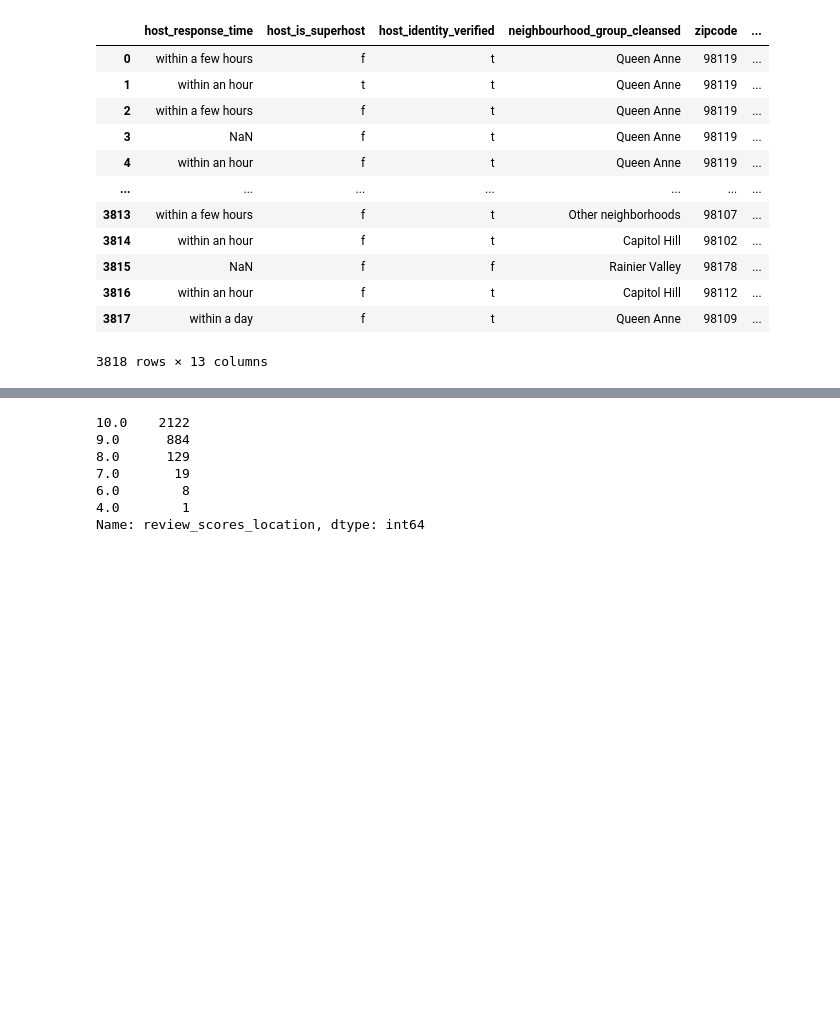
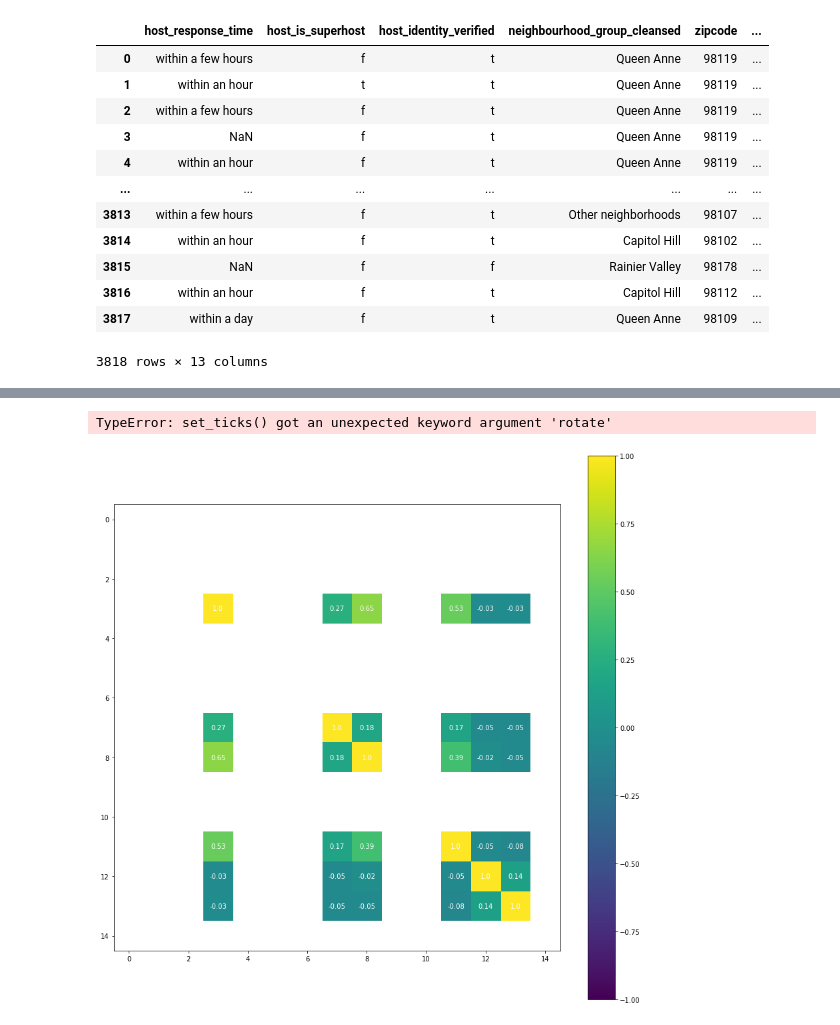
Before and after one commit to Ajax243/Airbnb_Seattle, a Jupyter notebook: listings_notebook.ipynb, the cells around one changed output, grey strips where cells are left out. Cells and saved outputs as stored; diff of their text form; code cells hidden in the pictures; blank space fills up the shorter version.

```diff
--- a/listings_notebook.ipynb
+++ b/listings_notebook.ipynb
@@ -355,3 +330,7 @@ df_dummies=df[['host_response_time','host_is_superhost','host_identity_verified'
 # %%
 df=df.drop(['host_since','host_acceptance_rate','host_neighbourhood','host_has_profile_pic','neighbourhood_cleansed',
       'neighbourhood','weekly_price','monthly_price','calendar_updated'],axis=1)
+# %%
+df_numeric=df.select_dtypes(include=['int64','float64','float32','int32'])
+
+df_numeric
@@ -408,13 +401,3 @@ require_guest_profile_picture     : object
 require_guest_phone_verification  : object
 calculated_host_listings_count    : int64
 reviews_per_month                 : float64
-# %%
-df.review_scores_location.value_counts()
-# %% [output]
-10.0    2122
-9.0      884
-8.0      129
-7.0       19
-6.0        8
-4.0        1
-Name: review_scores_location, dtype: int64
@@ -420,0 +406,23 @@ Name: review_scores_location, dtype: int64
+# %%
+df_numeric=df_numeric.drop(['id','host_id'],axis=1)
+# %%
+col=['host_response_rate', 'host_listings_count',
+       'host_total_listings_count', 'accommodates', 'bathrooms', 'bedrooms',
+       'beds', 'amenities', 'price', 'security_deposit', 'cleaning_fee',
+       'guests_included', 'availability_365', 'calculated_host_listings_count',
+       'reviews_per_month']
+# %%
+heatmap=np.corrcoef(df_numeric[col].values.T)
+fig, ax=plt.subplots(figsize=(15,15))
+im= ax.imshow(heatmap, vmin= -1)
+fig.colorbar(im)
+ax.grid(False)
+[[ax.text(j,i,round(heatmap[i,j],2),ha='center', va='center',color='w')
+ for j in range(len(heatmap)) for i in range(len(heatmap))]]
+ax.set_xticks(np.arange(len(col)),rotate= '90')
+ax.set_yticks(np.arange(len(col)))
+ax.set_xticklabels(col)
+ax.set_yticklabels(col)
+# %% [output]
+TypeError: set_ticks() got an unexpected keyword argument 'rotate'
+[figure, added]
```
Also changed, not shown: parts of 32 cells of this notebook.
